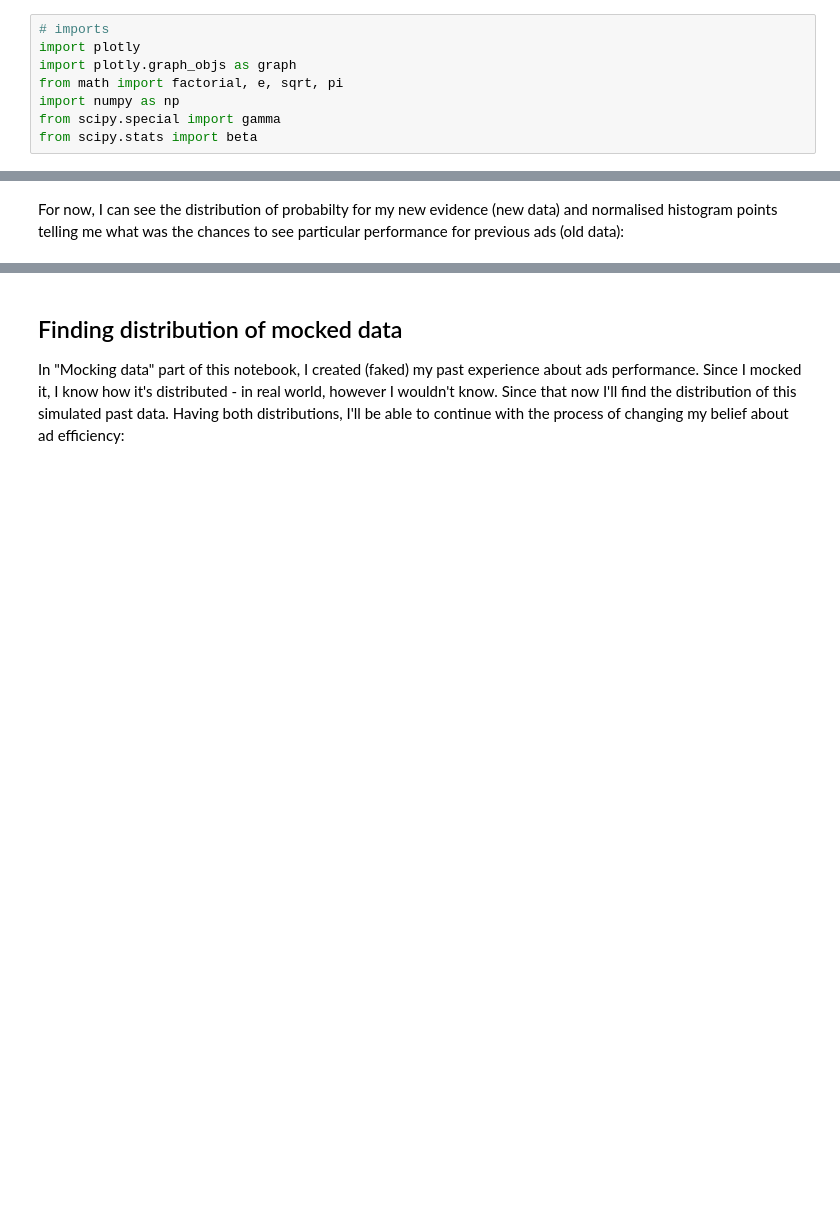
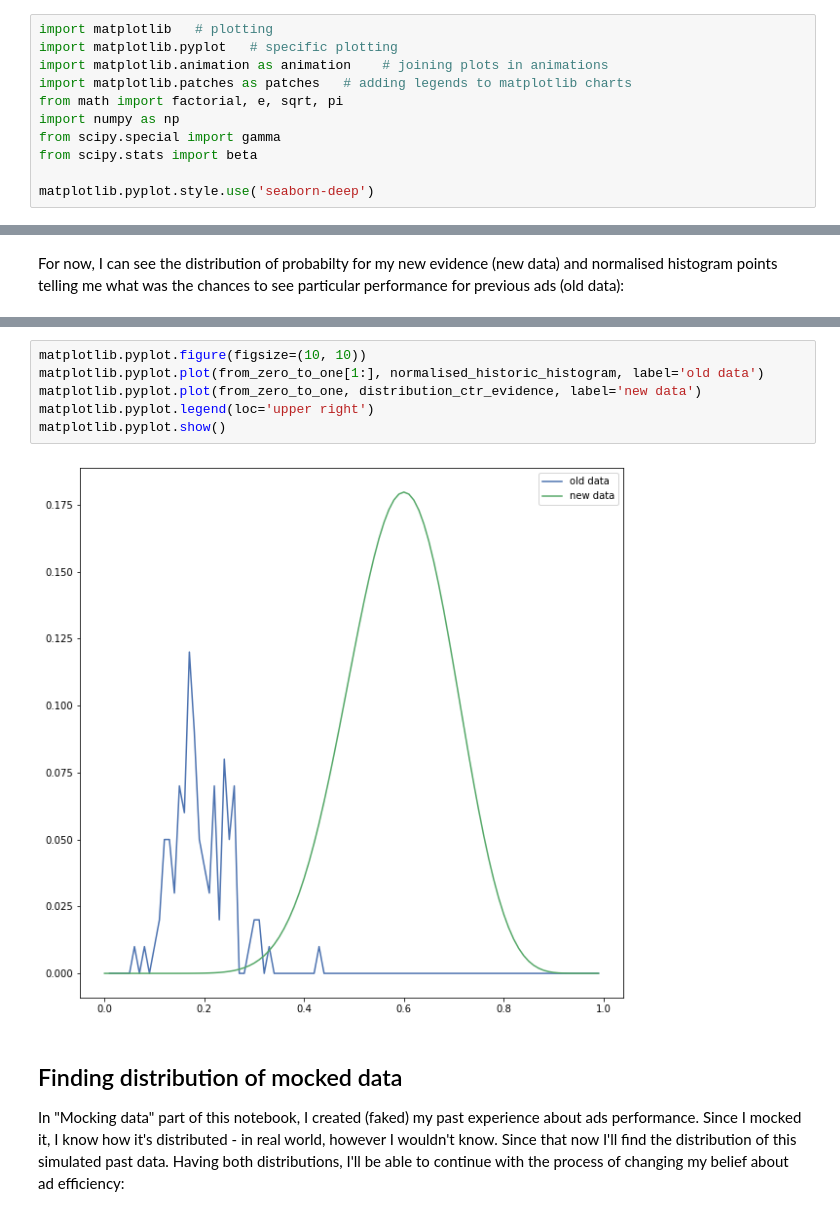
Before and after one commit to marcindahlen/My-adventure-into-Machine-Learning, a Jupyter notebook: MCMC_with_Bayes/notes on inference with MCMC.ipynb, the cells around one changed output, grey strips where cells are left out. Drawn from its saved outputs; the diff is of its cells as text; blank space fills up the shorter version.

Commit message:
graph rendering changed from plotly to matplotlib

```diff
--- a/MCMC_with_Bayes/notes on inference with MCMC.ipynb
+++ b/MCMC_with_Bayes/notes on inference with MCMC.ipynb
@@ -16,10 +16,13 @@ https://www.amazon.com/Probability-Theory-Science-T-Jaynes/dp/0521592712
 # %% [markdown]
 ## Imports and definitions
 # %%
-# imports
-import plotly
-import plotly.graph_objs as graph
+import matplotlib   # plotting
+import matplotlib.pyplot   # specific plotting
+import matplotlib.animation as animation    # joining plots in animations
+import matplotlib.patches as patches   # adding legends to matplotlib charts
 from math import factorial, e, sqrt, pi
 import numpy as np
 from scipy.special import gamma
 from scipy.stats import beta
+
+matplotlib.pyplot.style.use('seaborn-deep')
@@ -182,3 +120,11 @@ draw_two_dotted_charts(normalised_historic_histogram, "old data", distribution_c
+# %%
+matplotlib.pyplot.figure(figsize=(10, 10))
+matplotlib.pyplot.plot(from_zero_to_one[1:], normalised_historic_histogram, label='old data')
+matplotlib.pyplot.plot(from_zero_to_one, distribution_ctr_evidence, label='new data')
+matplotlib.pyplot.legend(loc='upper right')
+matplotlib.pyplot.show()
+# %% [output]
+[figure, added]
 # %% [markdown]
 ## Finding distribution of mocked data
 
```
Also changed, not shown: parts of 7 cells of this notebook.
